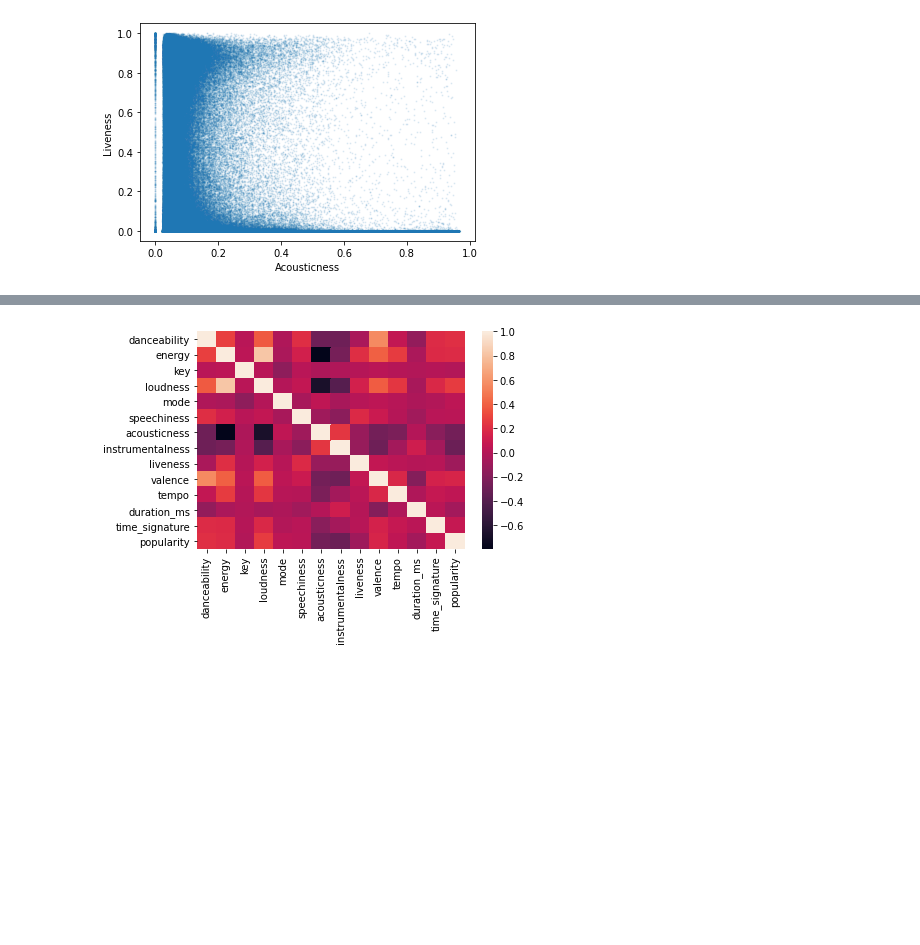
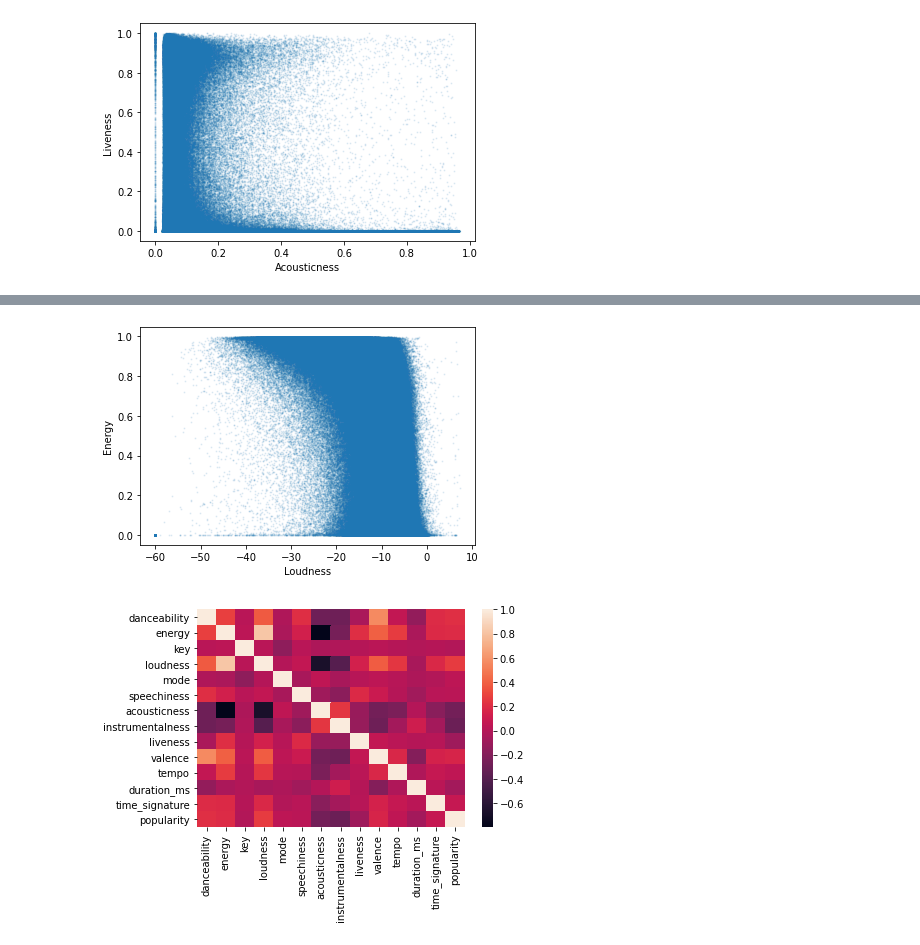
Before and after one commit to chrisp26/Final-project-song-analysis, a Jupyter notebook: Code/Python/4_data_charts.ipynb, the cells around one changed output, grey strips where cells are left out. Drawn from its saved outputs; the diff is of its cells as text; code cells hidden in the pictures; blank space fills up the shorter version.

```diff
--- a/Code/Python/4_data_charts.ipynb
+++ b/Code/Python/4_data_charts.ipynb
@@ -41,3 +44,12 @@ plt.show()
+# %%
+# Danceability vs Valence
+plt.scatter(songs_df.iloc[:,4],songs_df.iloc[:,7], s=1, alpha=0.1)
+plt.xlabel('Loudness')
+plt.ylabel('Energy')
+plt.savefig('../../Images/loudness_v_energy.png',dpi=100)
+plt.show()
+# %% [output]
+[figure, added]
 # %%
 import seaborn as sns
 corr = songs_df.corr()
```
Also changed, not shown: parts of 3 cells of this notebook, 9 other files.
